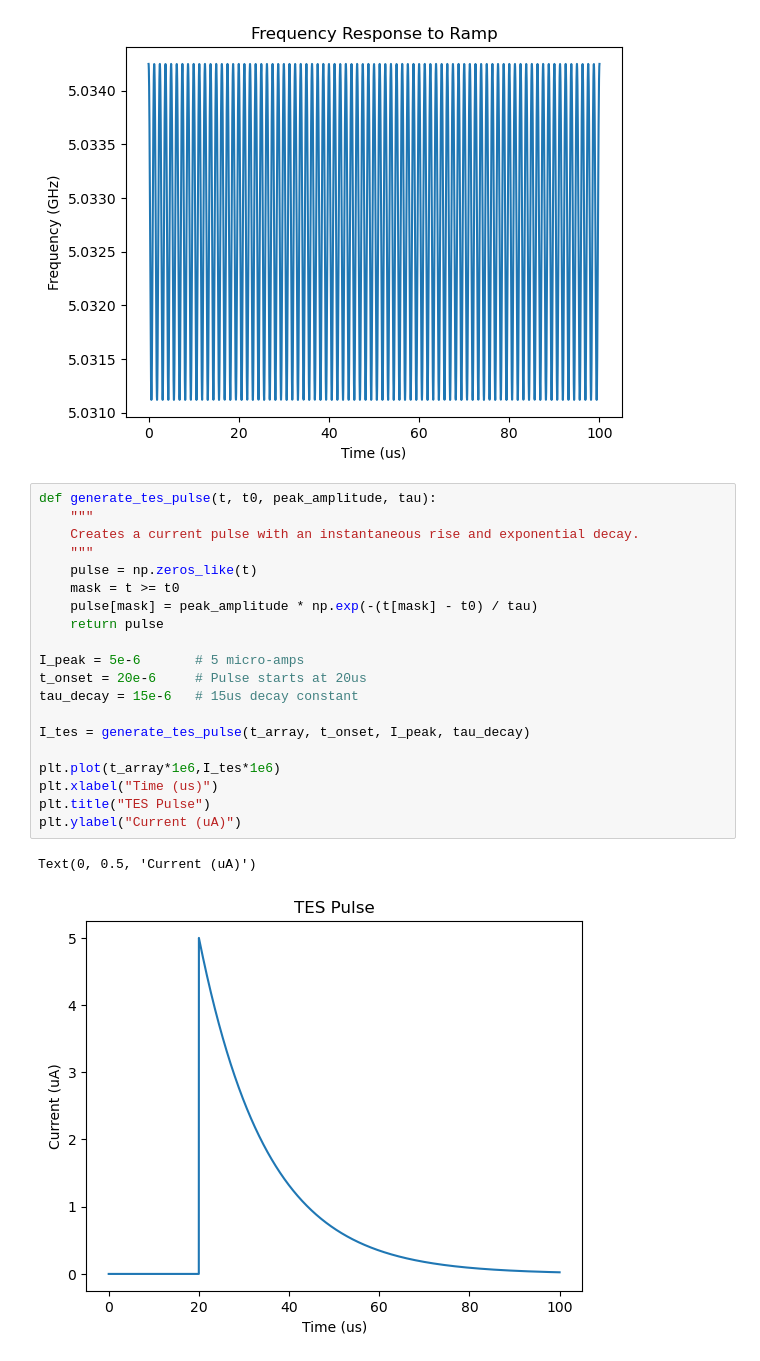
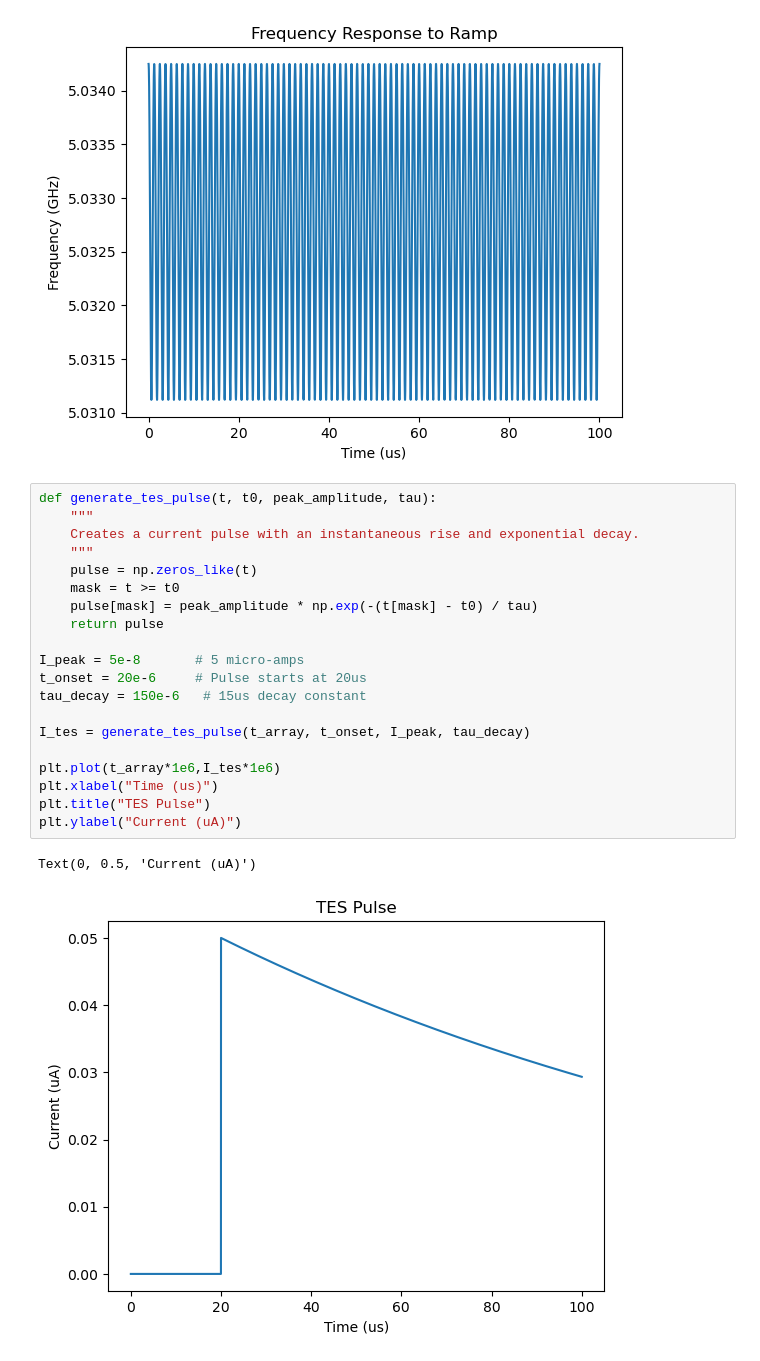
Before and after one commit to QTSF-Mines/Microwave-Multiplexing, a Jupyter notebook: uMux_modeling/uMux_modeling.ipynb, the cells around one changed output. Cells and saved outputs as stored; diff of their text form.

```diff
--- a/uMux_modeling/uMux_modeling.ipynb
+++ b/uMux_modeling/uMux_modeling.ipynb
@@ -69,26 +69,26 @@ plt.show()
 # %%
 def generate_tes_pulse(t, t0, peak_amplitude, tau):
     """
     Creates a current pulse with an instantaneous rise and exponential decay.
     """
     pulse = np.zeros_like(t)
     mask = t >= t0
     pulse[mask] = peak_amplitude * np.exp(-(t[mask] - t0) / tau)
     return pulse
 
-I_peak = 5e-6       # 5 micro-amps
+I_peak = 5e-8       # 5 micro-amps
 t_onset = 20e-6     # Pulse starts at 20us
-tau_decay = 15e-6   # 15us decay constant
+tau_decay = 150e-6   # 15us decay constant
 
 I_tes = generate_tes_pulse(t_array, t_onset, I_peak, tau_decay)
 
 plt.plot(t_array*1e6,I_tes*1e6)
 plt.xlabel("Time (us)")
 plt.title("TES Pulse")
 plt.ylabel("Current (uA)")
 # %% [output]
 Text(0, 0.5, 'Current (uA)')
-[figure, old version]
+[figure, new version]
 # %%
 I_total = I_tes + I_ramp
 flux_total = flux_SQ(I_total)
```
Also changed, not shown: parts of 1 cell of this notebook, 12 other files.
